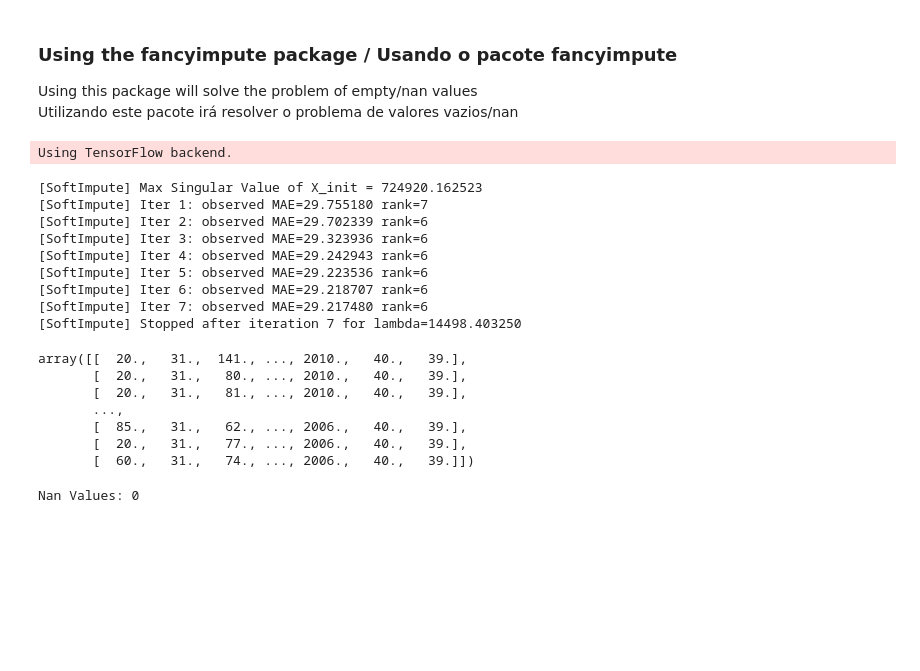
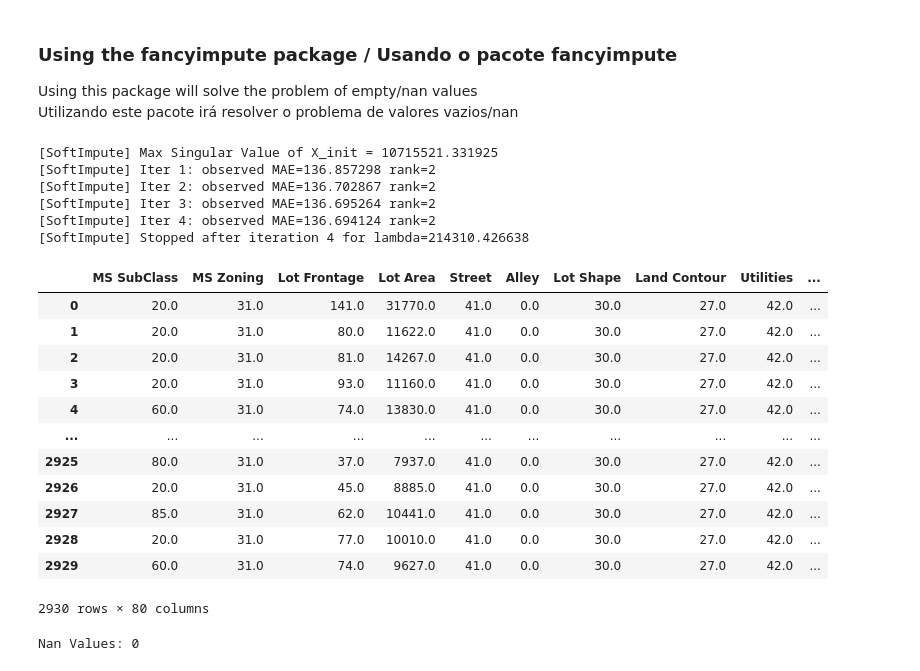
Before and after one commit to marcelpinheiro/malum, a Jupyter notebook: AmesHousing/HousePrices.ipynb, the cells around one changed output. Drawn from its saved outputs; the diff is of its cells as text; code cells hidden in the pictures; blank space fills up the shorter version.

```diff
--- a/AmesHousing/HousePrices.ipynb
+++ b/AmesHousing/HousePrices.ipynb
@@ -56,31 +91,34 @@ Utilizando este pacote irá resolver o problema de valores vazios/nan
 # %%
 #Preenchendo os valores nulos
 from fancyimpute import SoftImpute
 import numpy as np
 
-X_filled_softimpute = SoftImpute().fit_transform(df.drop(['SalePrice'],axis=1).values)
-# X_filled_softimpute
+impute = np.round(SoftImpute().fit_transform(df))
 
-data = X_filled_softimpute
+df_impute = pd.DataFrame(data=impute)
+df_impute.columns = df.columns
+data = df_impute
 data
 # %% [output]
-Using TensorFlow backend.
+[SoftImpute] Max Singular Value of X_init = 10715521.331925
+[SoftImpute] Iter 1: observed MAE=136.857298 rank=2
+[SoftImpute] Iter 2: observed MAE=136.702867 rank=2
+[SoftImpute] Iter 3: observed MAE=136.695264 rank=2
+[SoftImpute] Iter 4: observed MAE=136.694124 rank=2
+[SoftImpute] Stopped after iteration 4 for lambda=214310.426638
+|  | MS SubClass | MS Zoning | Lot Frontage | Lot Area | Street | Alley | Lot Shape | Land Contour | Utilities | ... |
+| 0 | 20.0 | 31.0 | 141.0 | 31770.0 | 41.0 | 0.0 | 30.0 | 27.0 | 42.0 | ... |
+| 1 | 20.0 | 31.0 | 80.0 | 11622.0 | 41.0 | 0.0 | 30.0 | 27.0 | 42.0 | ... |
+| 2 | 20.0 | 31.0 | 81.0 | 14267.0 | 41.0 | 0.0 | 30.0 | 27.0 | 42.0 | ... |
+| 3 | 20.0 | 31.0 | 93.0 | 11160.0 | 41.0 | 0.0 | 30.0 | 27.0 | 42.0 | ... |
+| 4 | 60.0 | 31.0 | 74.0 | 13830.0 | 41.0 | 0.0 | 30.0 | 27.0 | 42.0 | ... |
+| ... | ... | ... | ... | ... | ... | ... | ... | ... | ... | ... |
+| 2925 | 80.0 | 31.0 | 37.0 | 7937.0 | 41.0 | 0.0 | 30.0 | 27.0 | 42.0 | ... |
+| 2926 | 20.0 | 31.0 | 45.0 | 8885.0 | 41.0 | 0.0 | 30.0 | 27.0 | 42.0 | ... |
+| 2927 | 85.0 | 31.0 | 62.0 | 10441.0 | 41.0 | 0.0 | 30.0 | 27.0 | 42.0 | ... |
+| 2928 | 20.0 | 31.0 | 77.0 | 10010.0 | 41.0 | 0.0 | 30.0 | 27.0 | 42.0 | ... |
+| 2929 | 60.0 | 31.0 | 74.0 | 9627.0 | 41.0 | 0.0 | 30.0 | 27.0 | 42.0 | ... |
-[SoftImpute] Max Singular Value of X_init = 724920.162523
-[SoftImpute] Iter 1: observed MAE=29.755180 rank=7
-[SoftImpute] Iter 2: observed MAE=29.702339 rank=6
-[SoftImpute] Iter 3: observed MAE=29.323936 rank=6
-[SoftImpute] Iter 4: observed MAE=29.242943 rank=6
-[SoftImpute] Iter 5: observed MAE=29.223536 rank=6
-[SoftImpute] Iter 6: observed MAE=29.218707 rank=6
-[SoftImpute] Iter 7: observed MAE=29.217480 rank=6
-[SoftImpute] Stopped after iteration 7 for lambda=14498.403250
+2930 rows × 80 columns
-array([[  20.,   31.,  141., ..., 2010.,   40.,   39.],
-       [  20.,   31.,   80., ..., 2010.,   40.,   39.],
-       [  20.,   31.,   81., ..., 2010.,   40.,   39.],
-       ...,
-       [  85.,   31.,   62., ..., 2006.,   40.,   39.],
-       [  20.,   31.,   77., ..., 2006.,   40.,   39.],
-       [  60.,   31.,   74., ..., 2006.,   40.,   39.]])
 # %%
 #Number of nan values
 print('Nan Values:',np.count_nonzero(np.isnan(data)))
```
Also changed, not shown: parts of 6 cells of this notebook.
